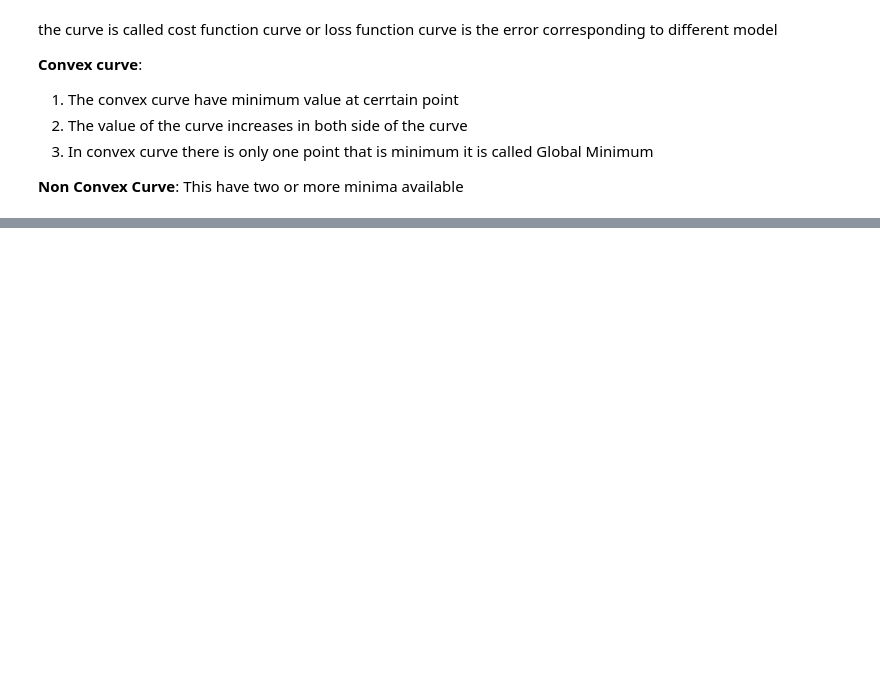
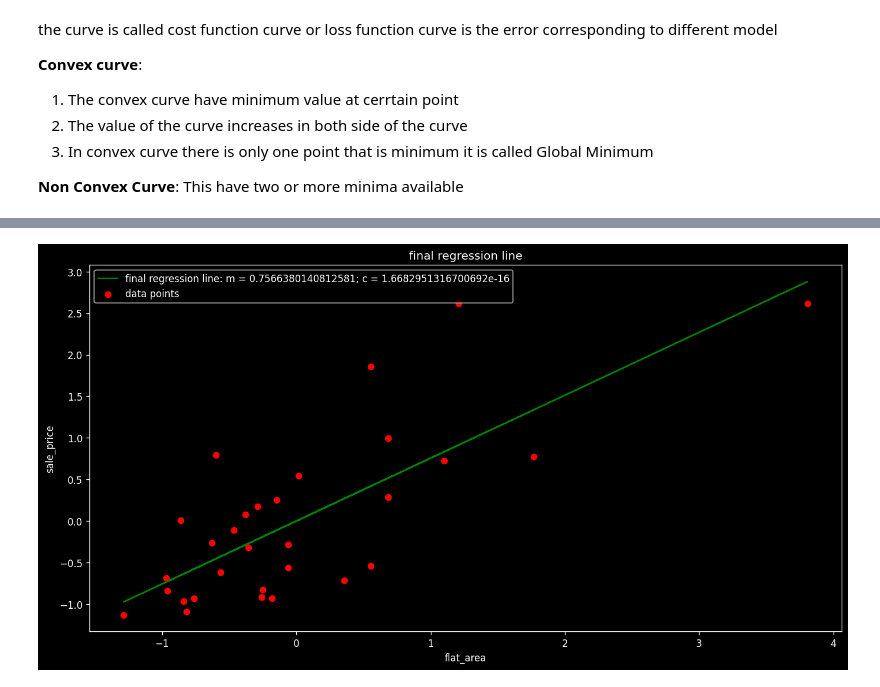
Before and after one commit to subhra-15/Introduction-to-Machine-Learning, a Jupyter notebook: Linear Regression/2_Introduction_to_Linear_Regression_.ipynb, the cells around one changed output, grey strips where cells are left out. Drawn from its saved outputs; the diff is of its cells as text; code cells hidden in the pictures; blank space fills up the shorter version.

```diff
--- a/Linear Regression/2_Introduction_to_Linear_Regression_.ipynb
+++ b/Linear Regression/2_Introduction_to_Linear_Regression_.ipynb
@@ -199,0 +262,19 @@ the curve is called cost function curve or loss function curve is the error corr
+# %%
+def gradients(prediction, Y, X):
+  '''
+  Returns Gradients corresponding to m and c
+  '''
+  n = len(Y)
+  Gm = 2/n * np.sum((prediction - Y) * X)
+  Gc = 2/n * np.sum((prediction - Y))
+  return Gm, Gc
+# %%
+#updating the parameter with respect to the gradient
+
+def param_update(m_old , c_old , Gm_old, Gc_old, alpha):
+  '''
+  Update and return the new values of m and c
+  '''
+  m_new = m_old - alpha * Gm_old
+  c_new = c_old - alpha * Gc_old
+  return m_new, c_new
@@ -199,0 +302,45 @@ the curve is called cost function curve or loss function curve is the error corr
+# %%
+## scaling the dataset using the standard scaler
+from sklearn.preprocessing import StandardScaler
+scaler = StandardScaler()
+sale_price = scaler.fit_transform(Sample_data['Sale_Price'].values.reshape(-1,1))
+flat_area = scaler.fit_transform(Sample_data['flat_area'].values.reshape(-1,1))
+
+## declaring parameters
+max_iter = 1000
+cost_old = 0
+alpha = 0.01
+
+## Step 1: inititialising the values of m, c
+m , c = param_init(sale_price)
+
+## Gradient Descent in action
+for i in range(0 , max_iter):
+
+  ## Step 2: genrating predictions
+  predictions = generate_predictions(m , c , flat_area)
+
+  ## Step 3: calculating cost
+  cost_new = compute_cost(predictions , sale_price)
+
+  ## checking if GD converged
+  if abs(cost_new - cost_old) < 10**(-7):
+    break
+  ## calculating gradients
+  Gm, Gc = gradients(predictions, sale_price,
+                     flat_area)
+
+  ## Step 4: updating parameters m and c
+  m, c = param_update(m, c, Gm, Gc, alpha)
+
+  ## display result after every 20 iterations
+  if i%20 == 0:
+    print('After Iteration', i,': m =', m, '; c =', c,'; Cost =', cost_new)
+
+  ##updating cost_old
+  cost_old = cost_new
+
+## final results
+result(m , c, flat_area, sale_price,
+       cost_new, predictions, i)
+# %% [output]
@@ -199,0 +363 @@ the curve is called cost function curve or loss function curve is the error corr
+[figure, added]
```
Also changed, not shown: parts of 12 cells of this notebook.
